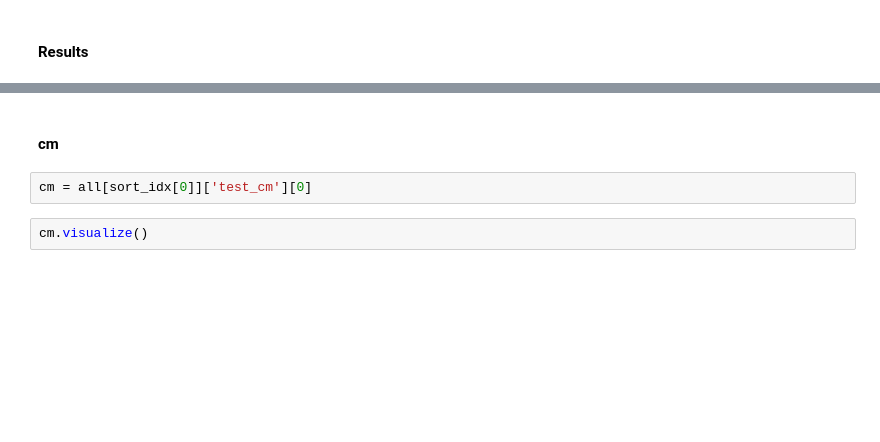
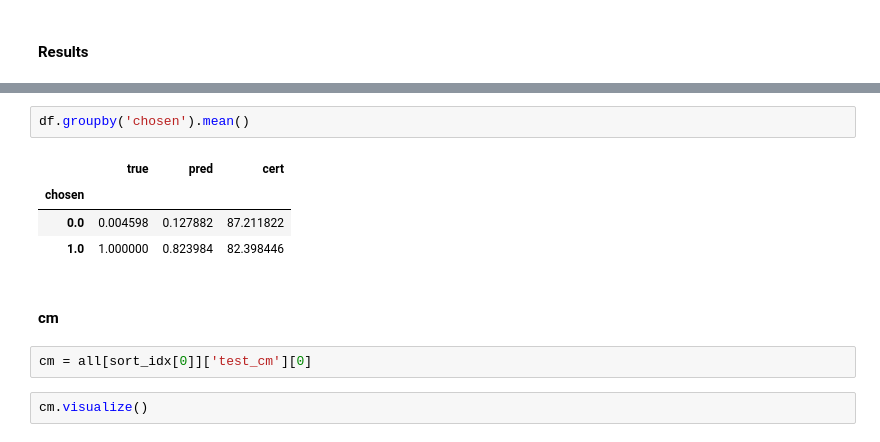
Before and after one commit to vibalcam/text-games, a Jupyter notebook: notebooks/models_training.ipynb, the cells around one changed output, grey strips where cells are left out. Saved outputs shown, nothing was run; the diff lists cells and outputs as text; blank space fills up the shorter version.

```diff
--- a/notebooks/models_training.ipynb
+++ b/notebooks/models_training.ipynb
@@ -309,3 +305,10 @@ all[sort_idx[0]]['dict']
+# %%
+df.groupby('chosen').mean()
+# %% [output]
+|  | true | pred | cert |
+| chosen |  |  |  |
+| 0.0 | 0.004598 | 0.127882 | 87.211822 |
+| 1.0 | 1.000000 | 0.823984 | 82.398446 |
 # %% [markdown]
 #### cm
 # %%
```
Also changed, not shown: parts of 21 cells of this notebook, 6 other files.
